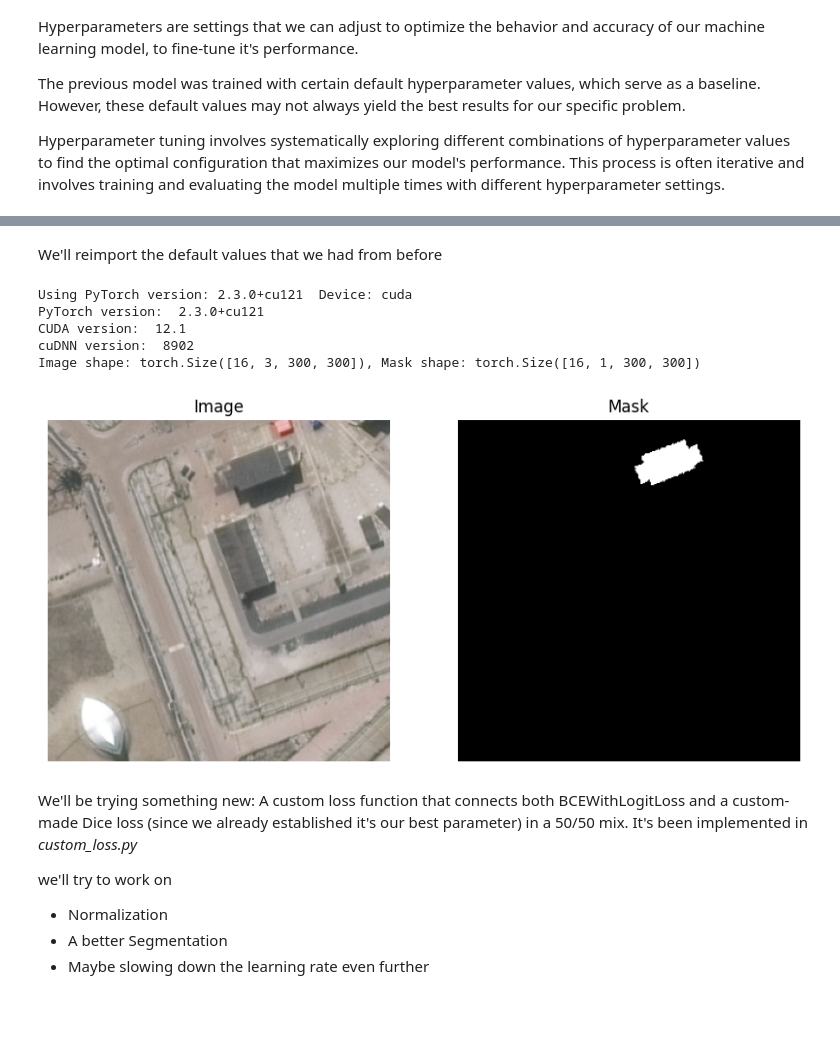
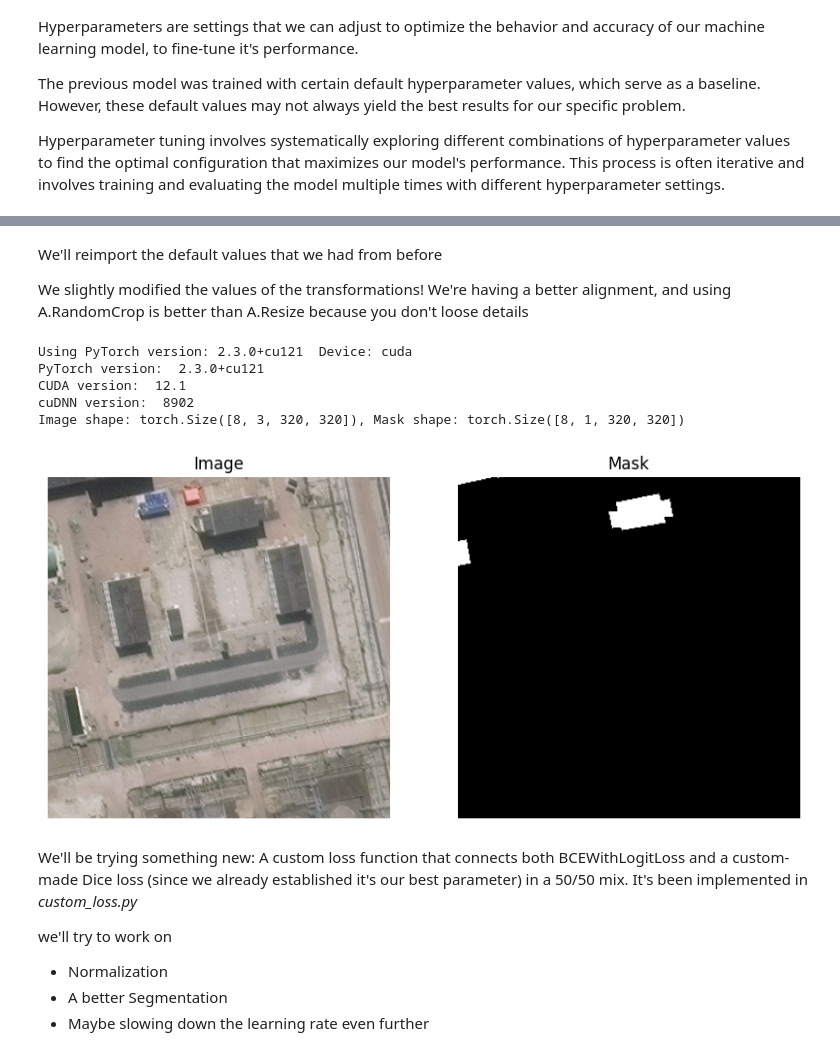
Before and after one commit to rickythewoof/remote_sensing, a Jupyter notebook: hyperparameters_tuning.ipynb, the cells around one changed output, grey strips where cells are left out. Drawn from its saved outputs; the diff is of its cells as text; code cells hidden in the pictures; blank space fills up the shorter version.

```diff
--- a/hyperparameters_tuning.ipynb
+++ b/hyperparameters_tuning.ipynb
@@ -25,65 +27,69 @@ warnings.filterwarnings("ignore", category=UserWarning) # This will throw a warn
-# %% [markdown]
-We'll reimport the default values that we had from before
+# %%
+# MEAN = [63.02235933, 66.64201154, 60.63862196]
+# STD = [55.50368184, 55.35826425, 52.63471437]
+MEAN = [0, 0, 0]
+STD = [1.0, 1.0, 1.0]
+MAX_LR = 1e-4
+TRAIN_SIZE = 320
+VAL_SIZE = 320
+NUM_WORKERS = 4
+TRAIN_BATCH_SIZE = 8
+VAL_BATCH_SIZE = 8
+EPOCHS = 24
+LOAD_BEST = True
+NAME = "4 - LR1e-4 TrainBatch8 Epoch24"
+
+DATASET_PATH = "data/train/AOI_11_Rotterdam/"
+OUTPUT_PATH = "output/"
+DATA_PATH = OUTPUT_PATH + "data/"
+CHECKPOINT_PATH = OUTPUT_PATH + "checkpoints/"
+GRAPH_PATH = OUTPUT_PATH + "graphs/"
+# %% [markdown]
+We'll reimport the default values that we had from before
+
+We slightly modified the values of the transformations! We're having a better alignment, and using A.RandomCrop is better than A.Resize because you don't loose details
 # %%
-# MEAN = [63.02235933, 66.64201154, 60.63862196]
-# STD = [55.50368184, 55.35826425, 52.63471437]
-MEAN = [0, 0, 0]
-STD = [1.0, 1.0, 1.0]
-INITIAL_LR = 1e-5 # Should try with a higher LR to see what happens, hoping that the model won't explode uwu
-MAX_LR = 1e-3
-SIZE = 300
-NUM_WORKERS = 8
-BATCH_SIZE = 16
-EPOCHS = 8
-LOSS_PROPORTION = 0.5
-LOAD_BEST = False
-
-# Let's define some paths
-DATASET_PATH = "data/train/AOI_11_Rotterdam/"
-OUTPUT_PATH = "output/"
-CHECKPOINT_PATH = OUTPUT_PATH + "checkpoints/"
-GRAPH_PATH = OUTPUT_PATH + "graphs/"
-
 device = utils.set_cuda_and_seed()
 
 print("PyTorch version: ", torch.__version__)
 print("CUDA version: ", torch.version.cuda)
 print("cuDNN version: ", torch.backends.cudnn.version())
 
 
 train_transforms = A.Compose([
-    A.RandomCrop(SIZE, SIZE),
     A.Normalize(mean=MEAN, std=STD, max_pixel_value=255.0),
+    A.CenterCrop(896, 896),
+    A.RandomCrop(TRAIN_SIZE, TRAIN_SIZE),
     A.HorizontalFlip(p=0.5),
     A.VerticalFlip(p=0.5),
-    A.Rotate(limit=45, p=0.5),
+    A.RandomRotate90(p=0.5)
 ])
 
 eval_transforms = A.Compose([
-    A.Resize(SIZE, SIZE),
-    A.Normalize(mean=MEAN, std=STD, max_pixel_value=255.0)
+    A.Normalize(mean=MEAN, std=STD, max_pixel_value=255.0),
+    A.CenterCrop(896, 896),
+    A.RandomCrop(VAL_SIZE, VAL_SIZE)
 ])
-
 from dataset import SN6Dataset
 
 train_dataset = SN6Dataset(DATASET_PATH, transform=train_transforms, split='train')
 eval_dataset = SN6Dataset(DATASET_PATH, transform=eval_transforms, split='val')
 test_dataset = SN6Dataset(DATASET_PATH, transform=eval_transforms, split='test')
 
-train_loader = data.DataLoader(train_dataset, pin_memory = True, batch_size=BATCH_SIZE, shuffle=True, num_workers=NUM_WORKERS)
-eval_loader = data.DataLoader(eval_dataset, pin_memory = True, batch_size=BATCH_SIZE, shuffle=False, num_workers=NUM_WORKERS)
-test_loader = data.DataLoader(test_dataset, pin_memory = True, batch_size=BATCH_SIZE, shuffle=False, num_workers=NUM_WORKERS)
+train_loader = data.DataLoader(train_dataset, pin_memory = True, batch_size=TRAIN_BATCH_SIZE, shuffle=True, num_workers=NUM_WORKERS)
+eval_loader = data.DataLoader(eval_dataset, pin_memory = True, batch_size=VAL_BATCH_SIZE, shuffle=False, num_workers=NUM_WORKERS)
+test_loader = data.DataLoader(test_dataset, pin_memory = True, batch_size=VAL_BATCH_SIZE, shuffle=False, num_workers=NUM_WORKERS)
 
 image, mask = next(iter(train_loader))
 print(f"Image shape: {image.shape}, Mask shape: {mask.shape}")
 utils.visualize_image(image[0], mask[0])
 # %% [output]
 Using PyTorch version: 2.3.0+cu121  Device: cuda
 PyTorch version:  2.3.0+cu121
 CUDA version:  12.1
 cuDNN version:  8902
-Image shape: torch.Size([16, 3, 300, 300]), Mask shape: torch.Size([16, 1, 300, 300])
+Image shape: torch.Size([8, 3, 320, 320]), Mask shape: torch.Size([8, 1, 320, 320])
-[figure, old version]
+[figure, new version]
 # %% [markdown]
 We'll be trying something new: A custom loss function that connects both BCEWithLogitLoss and a custom-made Dice loss (since we already established it's our best parameter) in a 50/50 mix. It's been implemented in _custom_loss.py_
 
```
Also changed, not shown: parts of 4 cells of this notebook, 13 other files.
